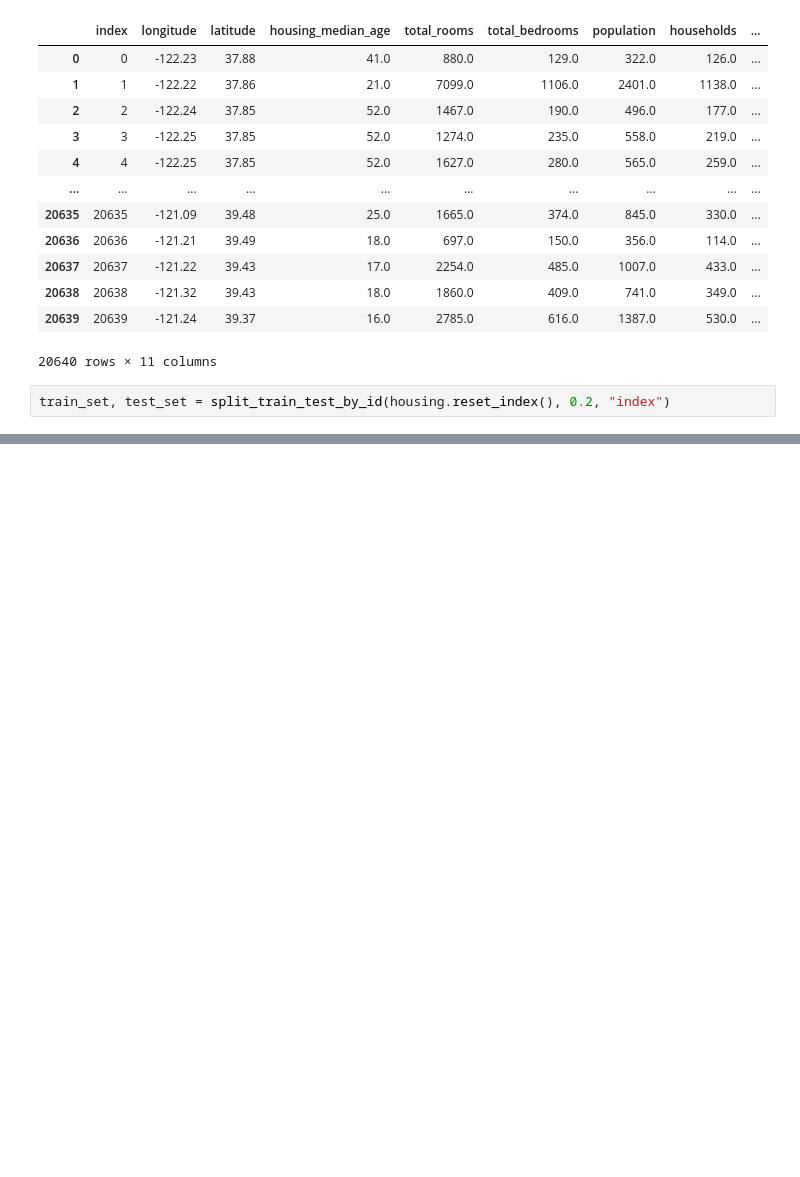
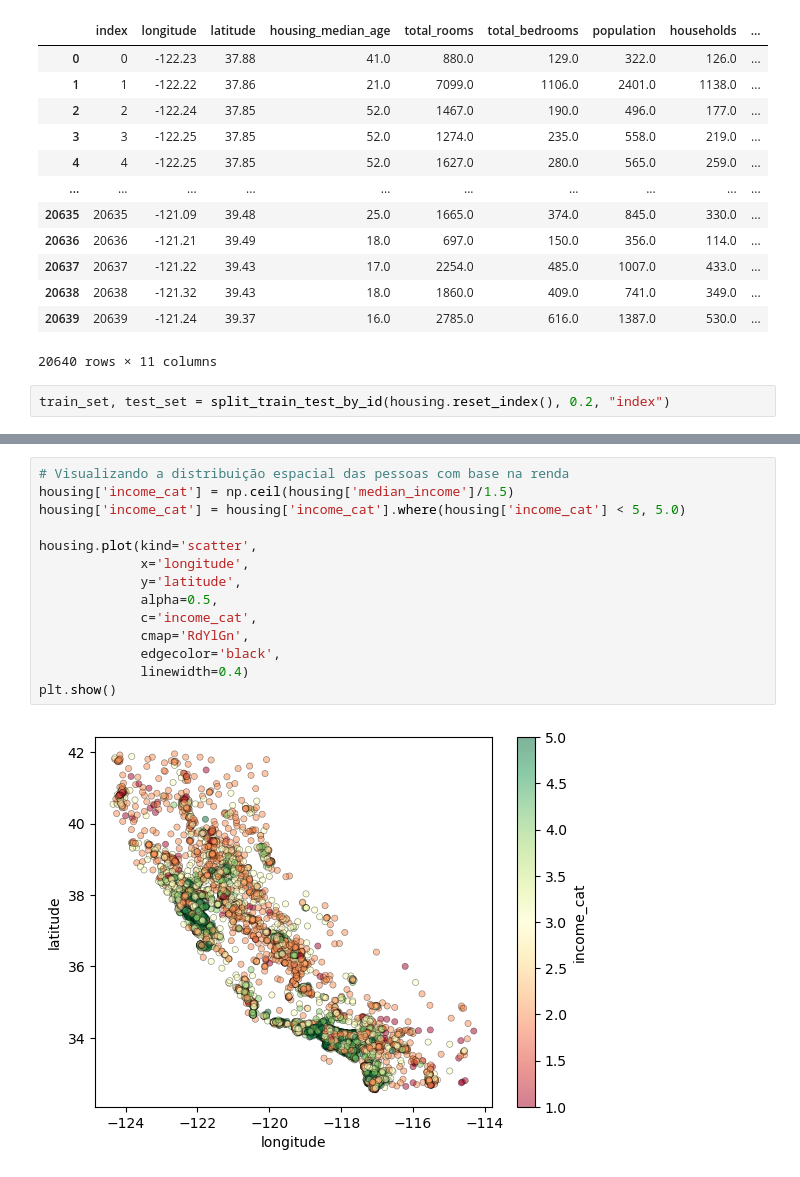
Before and after one commit to raphamonn/housing-regression, a Jupyter notebook: housing.ipynb, the cells around one changed output, grey strips where cells are left out. Saved outputs shown, nothing was run; the diff lists cells and outputs as text; blank space fills up the shorter version.

```diff
--- a/housing.ipynb
+++ b/housing.ipynb
@@ -117,0 +194,16 @@ train_set, test_set = split_train_test_by_id(housing.reset_index(), 0.2, "index"
+# %%
+# Visualizando a distribuição espacial das pessoas com base na renda
+housing['income_cat'] = np.ceil(housing['median_income']/1.5)
+housing['income_cat'] = housing['income_cat'].where(housing['income_cat'] < 5, 5.0)
+
+housing.plot(kind='scatter',
+             x='longitude',
+             y='latitude',
+             alpha=0.5,
+             c='income_cat',
+             cmap='RdYlGn',
+             edgecolor='black',
+             linewidth=0.4)
+plt.show()
+# %% [output]
+[figure, added]
```
Also changed, not shown: parts of 29 cells of this notebook, 1 other file.
